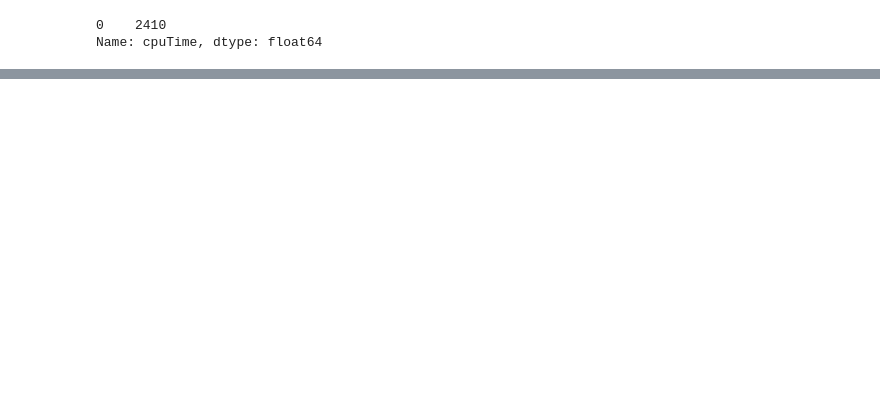
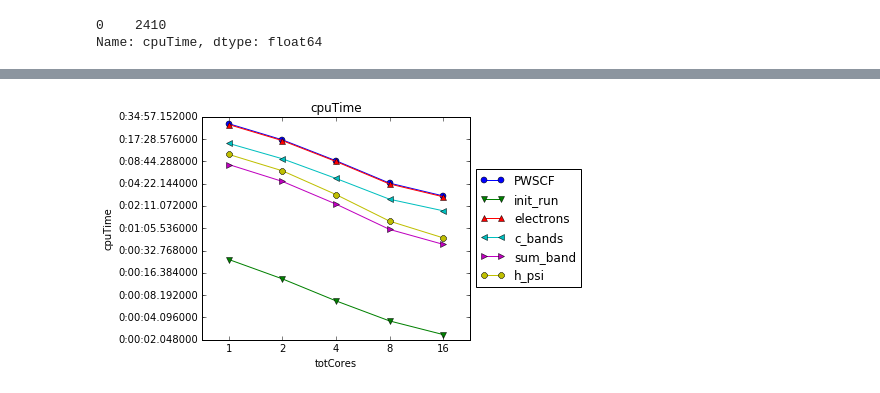
Before and after one commit to gioruffa/qetools, a Jupyter notebook: plotter.ipynb, the cells around one changed output, grey strips where cells are left out. Cells and saved outputs as stored; diff of their text form; code cells hidden in the pictures; blank space fills up the shorter version.

```diff
--- a/plotter.ipynb
+++ b/plotter.ipynb
@@ -222,2 +259,6 @@ xp.plotFunction(functions=['fft_scatter','rdiaghg','regterg:over'])
+# %%
+xp.plotFunction(functions=xp.getParentsToPlot(),ylog=True,ylogBase=2)
+# %% [output]
+[figure, added]
 # %%
 experiment8.getGlobalStackedPlot()
```
Also changed, not shown: parts of 9 cells of this notebook.
